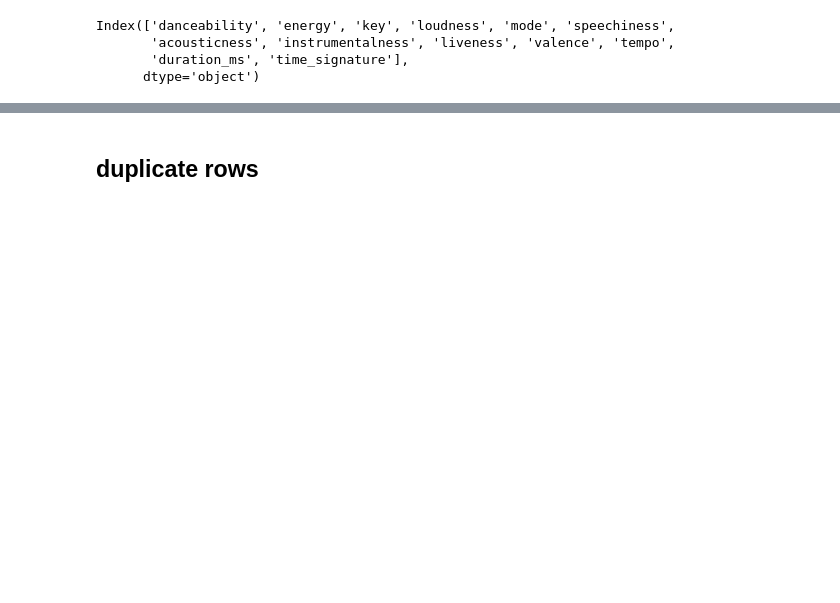
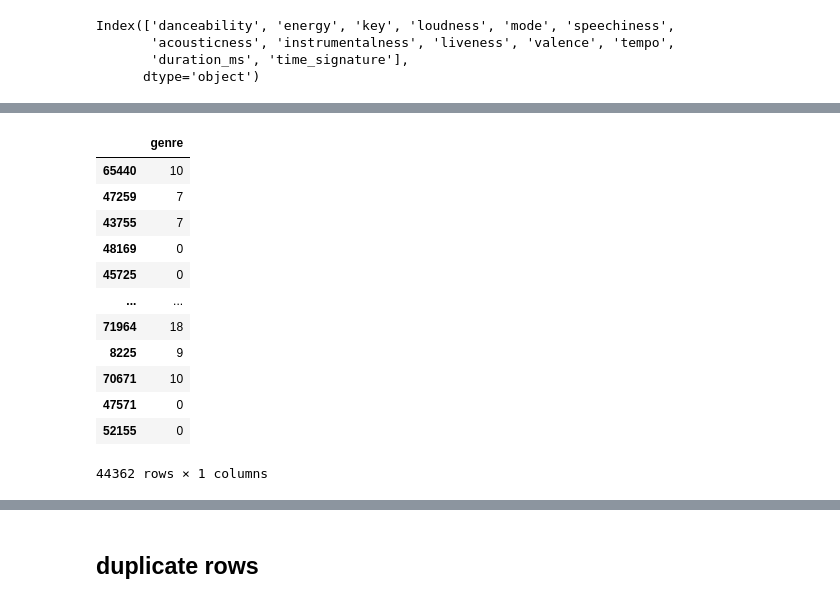
Before and after one commit to Hanyu0118/IS3107_letsgo, a Jupyter notebook: Model/genre.ipynb, the cells around one changed output, grey strips where cells are left out. Cells and saved outputs as stored; diff of their text form; code cells hidden in the pictures; blank space fills up the shorter version.

```diff
--- a/Model/genre.ipynb
+++ b/Model/genre.ipynb
@@ -310,0 +356,7 @@ print(accuracy_score(y_pred,y_test))
+# %%
+from sklearn.ensemble import RandomForestClassifier
+from sklearn.metrics import confusion_matrix , accuracy_score
+rf = RandomForestClassifier()
+rf.fit(X_train, y_train)
+y_pred = rf.predict(X_test)
+print('Model accuracy score with default hyperparameters: {0:0.4f}'. format(accuracy_score(y_test, y_pred)))
@@ -310,0 +365,7 @@ print(accuracy_score(y_pred,y_test))
+# %%
+from sklearn.ensemble import GradientBoostingClassifier
+from sklearn.metrics import confusion_matrix , accuracy_score
+gb = GradientBoostingClassifier()
+gb.fit(X_train, y_train)
+y_pred = gb.predict(X_test)
+print('Model accuracy score with default hyperparameters: {0:0.4f}'. format(accuracy_score(y_test, y_pred)))
@@ -310,0 +374,10 @@ print(accuracy_score(y_pred,y_test))
+# %%
+# import KNeighbors ClaSSifier from sklearn
+from sklearn.neighbors import KNeighborsClassifier
+from sklearn.metrics import confusion_matrix , accuracy_score
+# instantiate the model
+knn = KNeighborsClassifier(n_neighbors=8)
+# fit the model to the training set
+knn.fit(X_train, y_train)
+y_pred = knn.predict(X_test)
+print('Model accuracy score with default hyperparameters: {0:0.4f}'. format(accuracy_score(y_test, y_pred)))
@@ -310,0 +399,14 @@ print(accuracy_score(y_pred,y_test))
+# %%
+# unknown model
+# https://machinelearningmastery.com/multi-label-classification-with-deep-learning/
+model = Sequential()
+model.add(Dense(20, input_dim=X_train.shape[1], kernel_initializer='he_uniform', activation='relu'))
+model.add(Dense(y_train.shape[1], activation='sigmoid'))
+model.compile(loss='binary_crossentropy', optimizer='adam')
+
+rf.fit(X_train, y_train)
+
+# make a prediction on the test set
+y_pred = model.predict(X_test)
+# calculate accuracy
+print('Model accuracy score with default hyperparameters: {0:0.4f}'. format(accuracy_score(y_test, y_pred)))
@@ -310,0 +476,20 @@ print(accuracy_score(y_pred,y_test))
+# %%
+y_train['genre'].replace(['Instrumental', 'K-Pop', 'Folk & Acoustic', 'Latin', 'Indie', 'Classical',
+                             'Mandopop', 'Jazz', 'Dance Electronic', 'Blues', 'Rock', 'Cantopop',
+                             'Hip-Hop', 'Musik Indonesia', 'R&B', 'Alternative', 'Metal', 'Pop', 'Malay Pop'],
+                        [0,1,2,3,4,5,6,7,8,9,10,11,12,13,14,15,16,17,18], inplace=True)
+y_train
+# %% [output]
+|  | genre |
+| 65440 | 10 |
+| 47259 | 7 |
+| 43755 | 7 |
+| 48169 | 0 |
+| 45725 | 0 |
+| ... | ... |
+| 71964 | 18 |
+| 8225 | 9 |
+| 70671 | 10 |
+| 47571 | 0 |
+| 52155 | 0 |
+44362 rows × 1 columns
```
Also changed, not shown: parts of 68 cells of this notebook, 1 other file.
